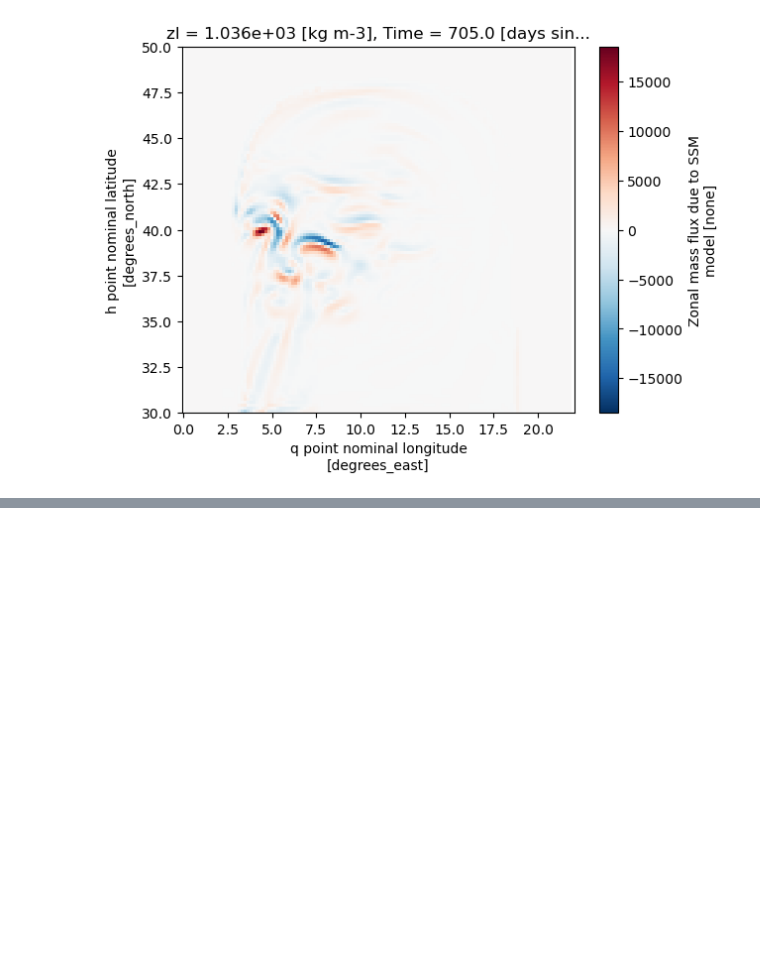
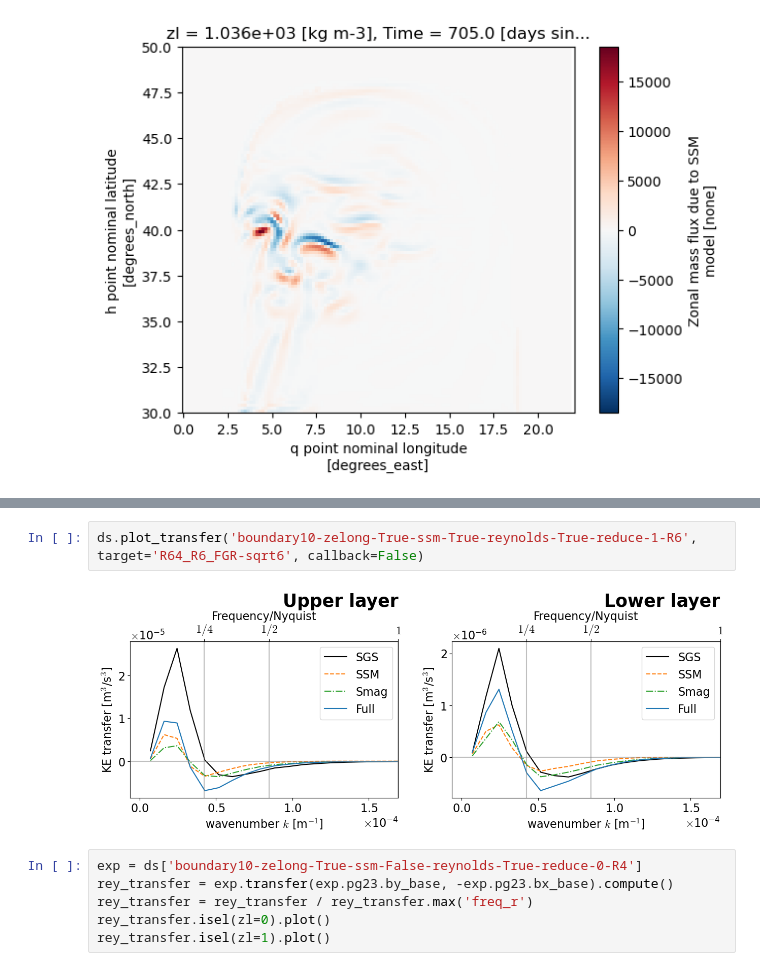
Before and after one commit to Pperezhogin/CTR-notebooks, a Jupyter notebook: SSM-thickness.ipynb, the cells around one changed output, grey strips where cells are left out. Drawn from its saved outputs; the diff is of its cells as text; blank space fills up the shorter version.

```diff
--- a/SSM-thickness.ipynb
+++ b/SSM-thickness.ipynb
@@ -180,0 +256,10 @@ cont_fun.uhSSM.isel(zl=1,Time=-1).plot()
+# %%
+ds.plot_transfer('boundary10-zelong-True-ssm-True-reynolds-True-reduce-1-R6', target='R64_R6_FGR-sqrt6', callback=False)
+# %% [output]
+[figure, added]
+# %%
+exp = ds['boundary10-zelong-True-ssm-False-reynolds-True-reduce-0-R4']
+rey_transfer = exp.transfer(exp.pg23.by_base, -exp.pg23.bx_base).compute()
+rey_transfer = rey_transfer / rey_transfer.max('freq_r')
+rey_transfer.isel(zl=0).plot()
+rey_transfer.isel(zl=1).plot()
```
Also changed, not shown: parts of 19 cells of this notebook, 4 other files.
